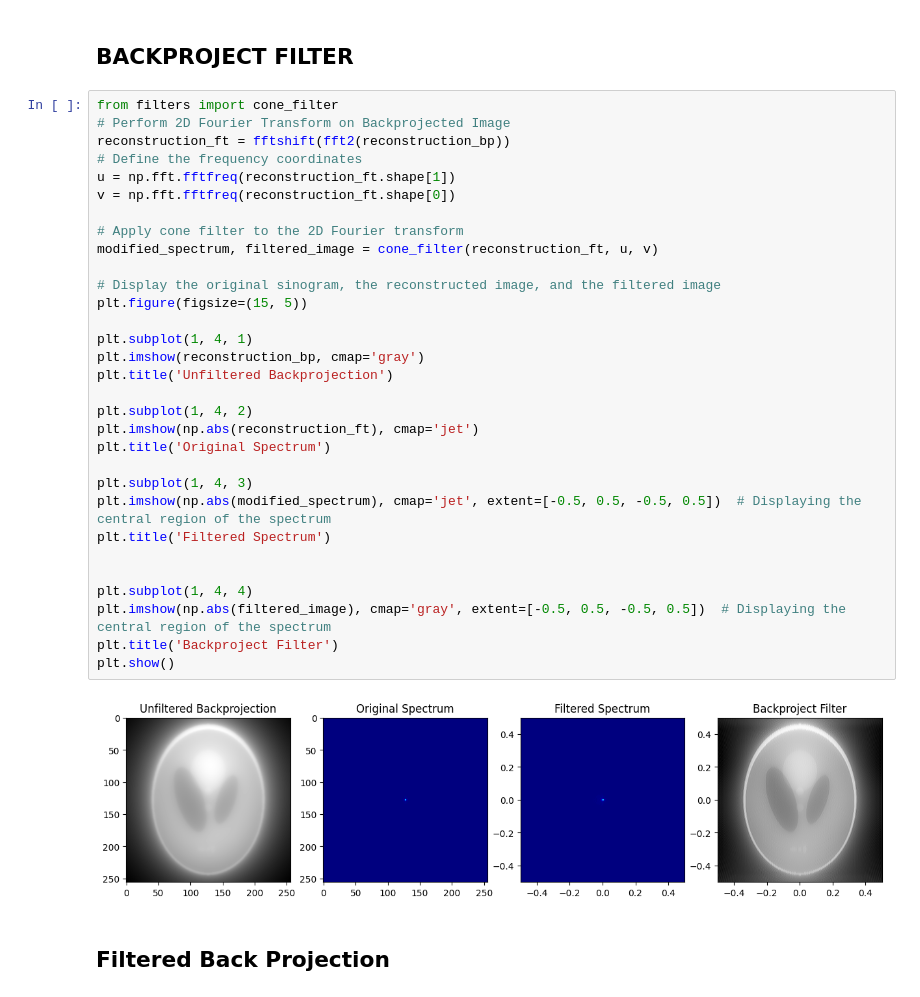
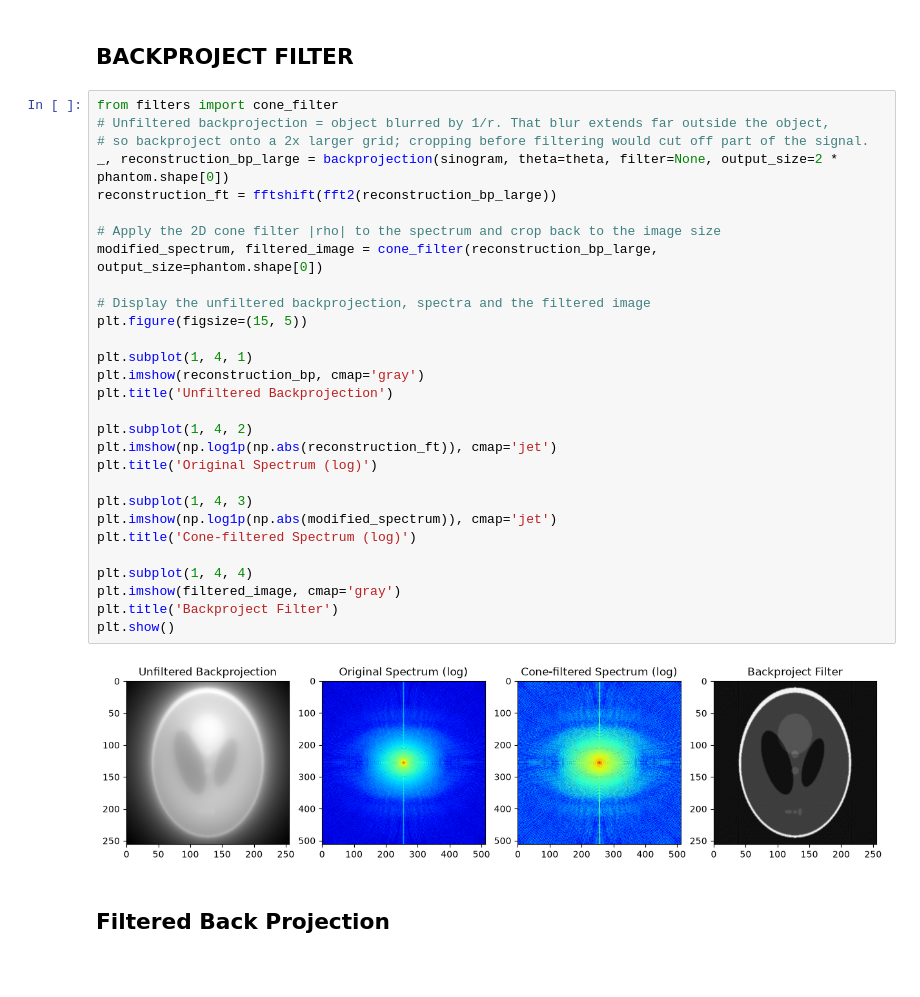
Before and after one commit to GivralNguyen/Python-Medical-Analytical-Tomographic-Image-Reconstruction, a Jupyter notebook: tutorial.ipynb, the cells around one changed output. Saved outputs shown, nothing was run; the diff lists cells and outputs as text; blank space fills up the shorter version.

```diff
--- a/tutorial.ipynb
+++ b/tutorial.ipynb
@@ -278,37 +283,35 @@ plt.show()
 ## BACKPROJECT FILTER
 # %%
 from filters import cone_filter
-# Perform 2D Fourier Transform on Backprojected Image
-reconstruction_ft = fftshift(fft2(reconstruction_bp))
-# Define the frequency coordinates
-u = np.fft.fftfreq(reconstruction_ft.shape[1])
-v = np.fft.fftfreq(reconstruction_ft.shape[0])
+# Unfiltered backprojection = object blurred by 1/r. That blur extends far outside the object,
+# so backproject onto a 2x larger grid; cropping before filtering would cut off part of the signal.
+_, reconstruction_bp_large = backprojection(sinogram, theta=theta, filter=None, output_size=2 * phantom.shape[0])
+reconstruction_ft = fftshift(fft2(reconstruction_bp_large))
 
-# Apply cone filter to the 2D Fourier transform
-modified_spectrum, filtered_image = cone_filter(reconstruction_ft, u, v)
+# Apply the 2D cone filter |rho| to the spectrum and crop back to the image size
+modified_spectrum, filtered_image = cone_filter(reconstruction_bp_large, output_size=phantom.shape[0])
 
-# Display the original sinogram, the reconstructed image, and the filtered image
+# Display the unfiltered backprojection, spectra and the filtered image
 plt.figure(figsize=(15, 5))
 
 plt.subplot(1, 4, 1)
 plt.imshow(reconstruction_bp, cmap='gray')
 plt.title('Unfiltered Backprojection')
 
 plt.subplot(1, 4, 2)
-plt.imshow(np.abs(reconstruction_ft), cmap='jet')
-plt.title('Original Spectrum')
+plt.imshow(np.log1p(np.abs(reconstruction_ft)), cmap='jet')
+plt.title('Original Spectrum (log)')
 
 plt.subplot(1, 4, 3)
-plt.imshow(np.abs(modified_spectrum), cmap='jet', extent=[-0.5, 0.5, -0.5, 0.5])  # Displaying the central region of the spectrum
-plt.title('Filtered Spectrum')
-
+plt.imshow(np.log1p(np.abs(modified_spectrum)), cmap='jet')
+plt.title('Cone-filtered Spectrum (log)')
 
 plt.subplot(1, 4, 4)
-plt.imshow(np.abs(filtered_image), cmap='gray', extent=[-0.5, 0.5, -0.5, 0.5])  # Displaying the central region of the spectrum
+plt.imshow(filtered_image, cmap='gray')
 plt.title('Backproject Filter')
 plt.show()
 # %% [output]
-[figure, old version]
+[figure, new version]
 # %% [markdown]
 ## Filtered Back Projection
 # %%
```
Also changed, not shown: parts of 7 cells of this notebook, 13 other files.
